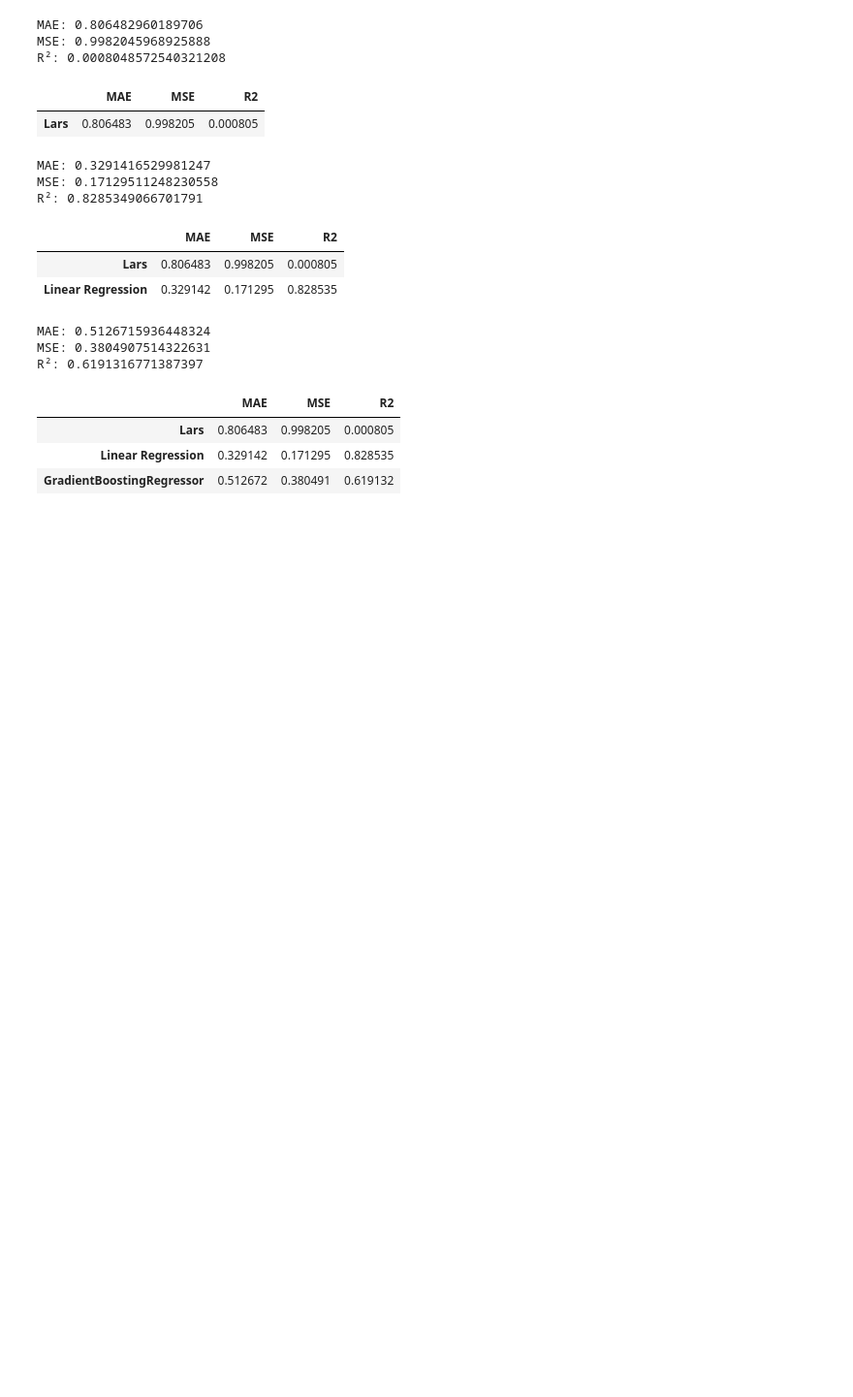
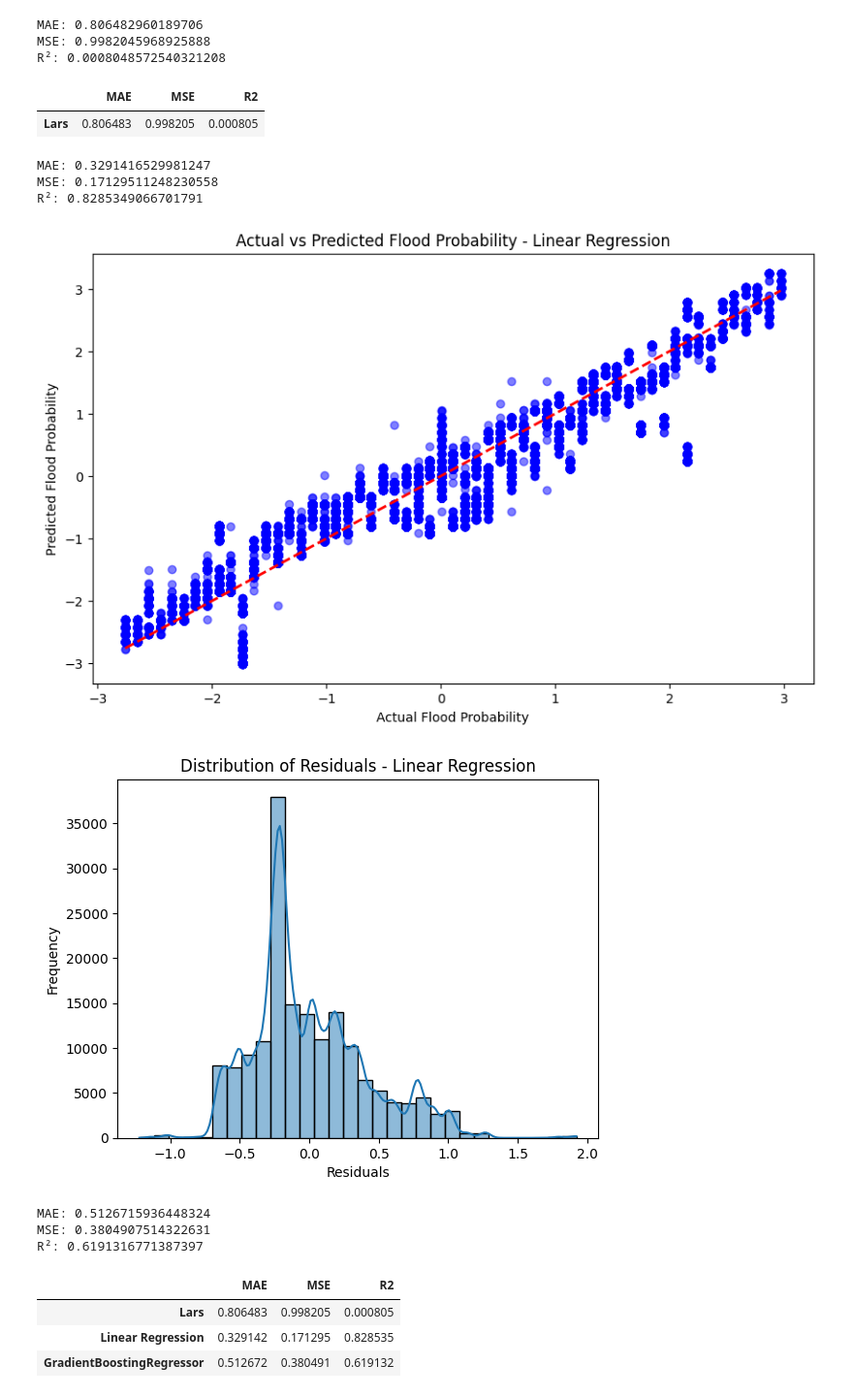
Before and after one commit to skrulleps/Flood-Predictions, a Jupyter notebook: Train/main-flood_pred.ipynb, the cells around one changed output. Shown at 97% size. Cells and saved outputs as stored; diff of their text form; code cells hidden in the pictures; blank space fills up the shorter version.

Commit message:
Add: Grafik Actual-Pred Linear Regression

```diff
--- a/Train/main-flood_pred.ipynb
+++ b/Train/main-flood_pred.ipynb
@@ -271,28 +271,42 @@ df_results
 # %%
 # Linear Regression
 
 from sklearn.linear_model import LinearRegression
 LR = LinearRegression().fit(x_train, y_train)
 
 pred_LR = LR.predict(x_test)
 
 mae_LR = mean_absolute_error(y_test, pred_LR)
 mse_LR = mean_squared_error(y_test, pred_LR)
 r2_LR = r2_score(y_test, pred_LR)
 
 print(f"MAE: {mae_LR}")
 print(f"MSE: {mse_LR}")
 print(f"R²: {r2_LR}")
 
 df_results.loc['Linear Regression'] = [mae_LR, mse_LR, r2_LR]
 df_results
+
+plt.figure(figsize=(10, 6))
+plt.scatter(y_test, pred_LR, color='blue', alpha=0.5)
+plt.plot([y_test.min(), y_test.max()], [y_test.min(), y_test.max()], 'r--', lw=2)
+plt.xlabel('Actual Flood Probability')
+plt.ylabel('Predicted Flood Probability')
+plt.title('Actual vs Predicted Flood Probability - Linear Regression')
+plt.show()
+
+residuals = y_test - pred_LR
+sns.histplot(residuals, bins=30, kde=True)
+plt.title('Distribution of Residuals - Linear Regression')
+plt.xlabel('Residuals')
+plt.ylabel('Frequency')
+plt.show()
 # %% [output]
 MAE: 0.3291416529981247
 MSE: 0.17129511248230558
 R²: 0.8285349066701791
-|  | MAE | MSE | R2 |
-| Lars | 0.806483 | 0.998205 | 0.000805 |
-| Linear Regression | 0.329142 | 0.171295 | 0.828535 |
+[figure, added]
+[figure, added]
 # %%
 # Gradient Boosting Regressor
 from sklearn.ensemble import GradientBoostingRegressor
```
